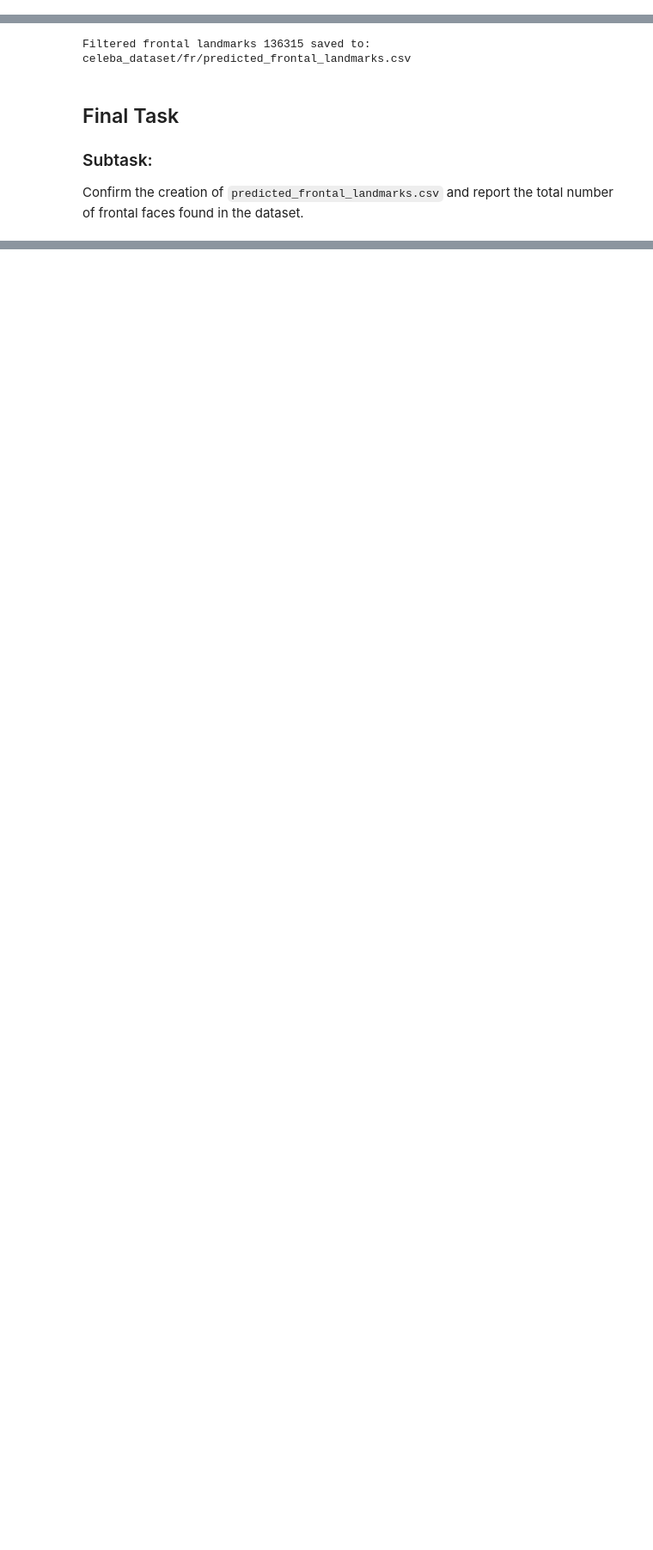
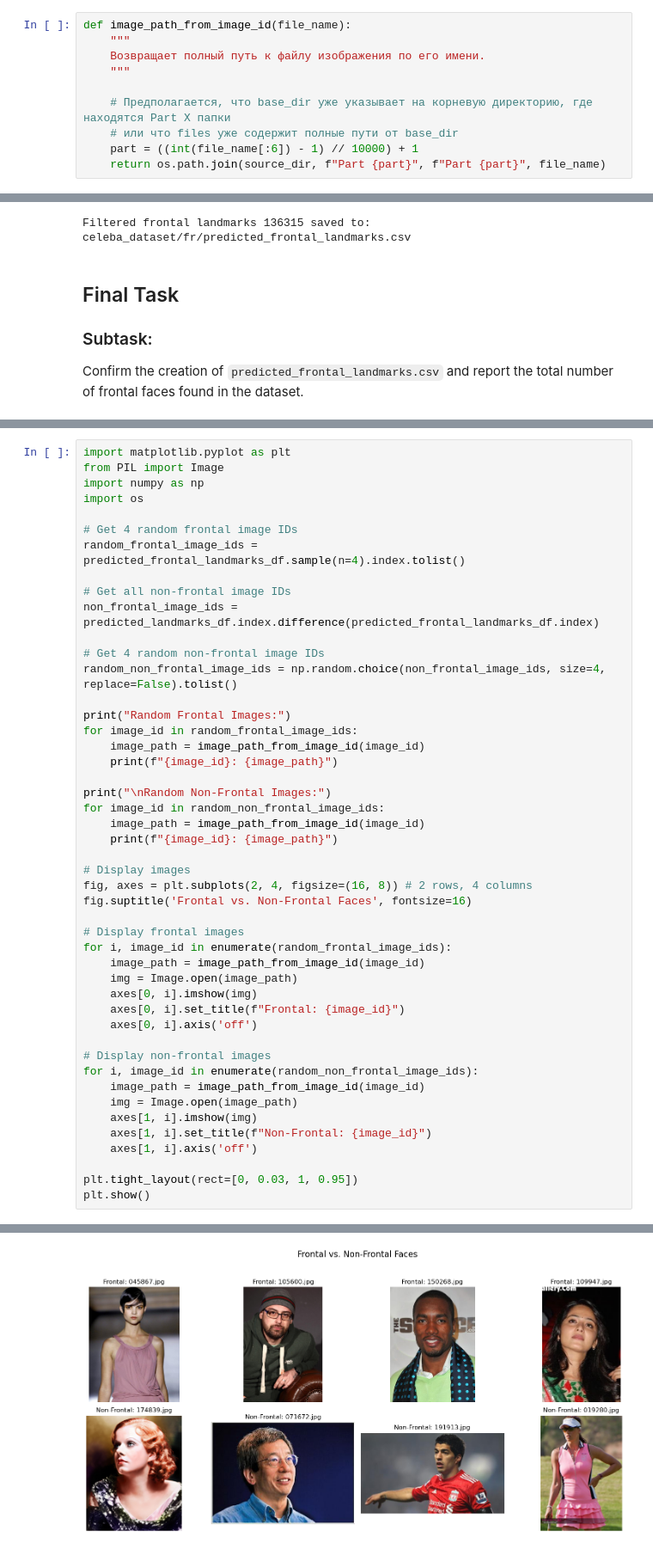
Before and after one commit to dukei/dls-fr, a Jupyter notebook: DLS-project-FR-2_PrepareDataset.ipynb, the cells around one changed output, grey strips where cells are left out. Shown at 86% size. Drawn from its saved outputs; the diff is of its cells as text; blank space fills up the shorter version.

```diff
--- a/DLS-project-FR-2_PrepareDataset.ipynb
+++ b/DLS-project-FR-2_PrepareDataset.ipynb
@@ -59,3 +62,13 @@ source_dir
+# %%
+def image_path_from_image_id(file_name):
+    """
+    Возвращает полный путь к файлу изображения по его имени.
+    """
+
+    # Предполагается, что base_dir уже указывает на корневую директорию, где находятся Part X папки
+    # или что files уже содержит полные пути от base_dir
+    part = ((int(file_name[:6]) - 1) // 10000) + 1
+    return os.path.join(source_dir, f"Part {part}", f"Part {part}", file_name)
 # %%
 num_distinct_identities_overall = identity_df['identity'].nunique()
 print(f"Total number of distinct identities in the original identity_df: {num_distinct_identities_overall}")
@@ -1200,0 +265,48 @@ Unique identities in identity_frontal_df: 10098
+# %%
+import matplotlib.pyplot as plt
+from PIL import Image
+import numpy as np
+import os
+
+# Get 4 random frontal image IDs
+random_frontal_image_ids = predicted_frontal_landmarks_df.sample(n=4).index.tolist()
+
+# Get all non-frontal image IDs
+non_frontal_image_ids = predicted_landmarks_df.index.difference(predicted_frontal_landmarks_df.index)
+
+# Get 4 random non-frontal image IDs
+random_non_frontal_image_ids = np.random.choice(non_frontal_image_ids, size=4, replace=False).tolist()
+
+print("Random Frontal Images:")
+for image_id in random_frontal_image_ids:
+    image_path = image_path_from_image_id(image_id)
+    print(f"{image_id}: {image_path}")
+
+print("\nRandom Non-Frontal Images:")
+for image_id in random_non_frontal_image_ids:
+    image_path = image_path_from_image_id(image_id)
+    print(f"{image_id}: {image_path}")
+
+# Display images
+fig, axes = plt.subplots(2, 4, figsize=(16, 8)) # 2 rows, 4 columns
+fig.suptitle('Frontal vs. Non-Frontal Faces', fontsize=16)
+
+# Display frontal images
+for i, image_id in enumerate(random_frontal_image_ids):
+    image_path = image_path_from_image_id(image_id)
+    img = Image.open(image_path)
+    axes[0, i].imshow(img)
+    axes[0, i].set_title(f"Frontal: {image_id}")
+    axes[0, i].axis('off')
+
+# Display non-frontal images
+for i, image_id in enumerate(random_non_frontal_image_ids):
+    image_path = image_path_from_image_id(image_id)
+    img = Image.open(image_path)
+    axes[1, i].imshow(img)
+    axes[1, i].set_title(f"Non-Frontal: {image_id}")
+    axes[1, i].axis('off')
+
+plt.tight_layout(rect=[0, 0.03, 1, 0.95])
+plt.show()
+# %% [output]
@@ -1200,0 +324 @@ Unique identities in identity_frontal_df: 10098
+[figure, added]
```
Also changed, not shown: parts of 70 cells of this notebook.
